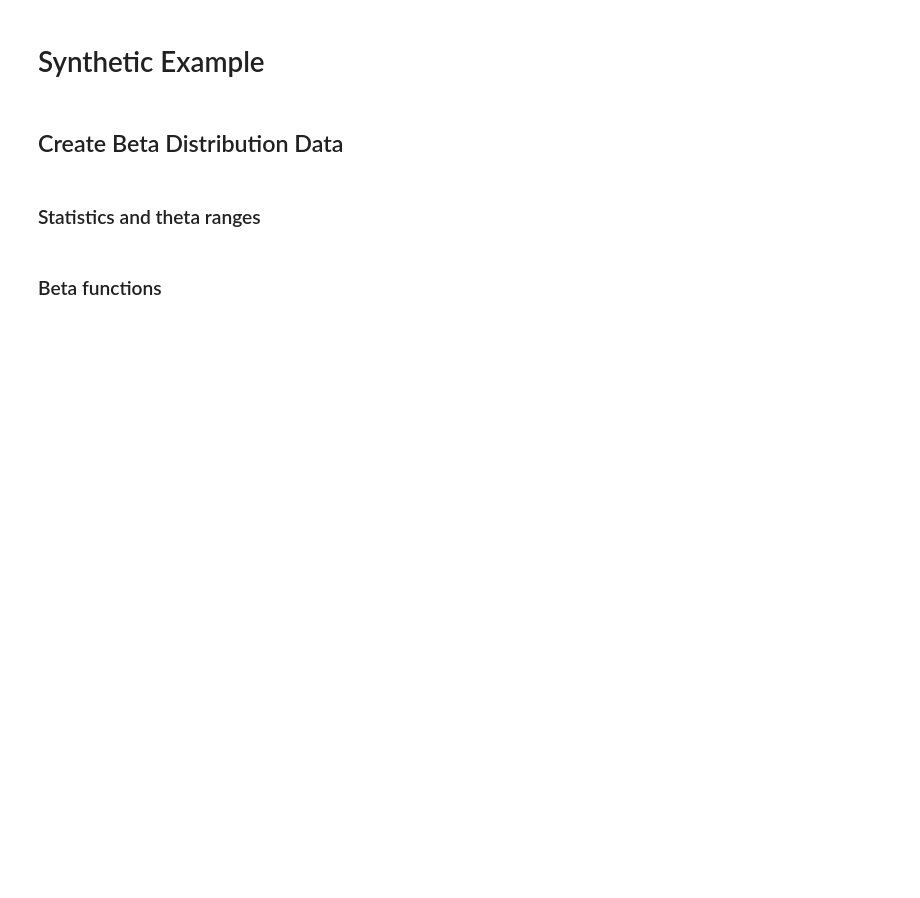
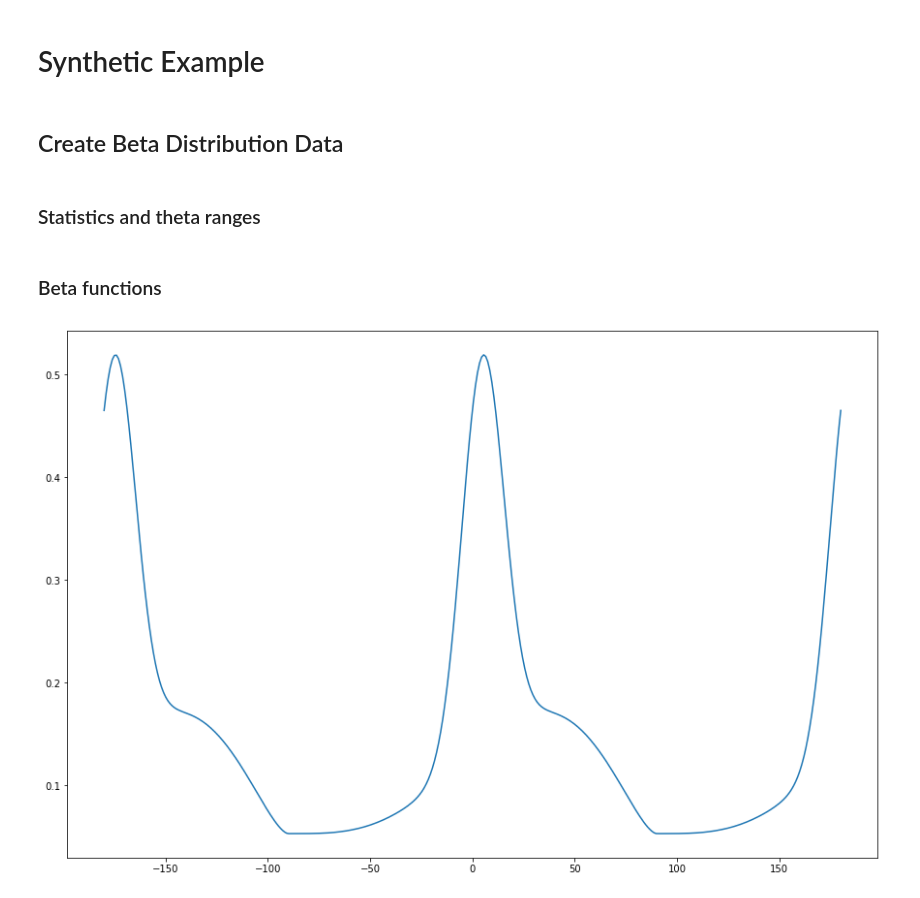
Before and after one commit to stpotter16/psfdi, a Jupyter notebook: notebooks/exploratory/stp_explore_structural_tensor.ipynb, the cells around one changed output. Cells and saved outputs as stored; diff of their text form; code cells hidden in the pictures; blank space fills up the shorter version.

Commit message:
adding function to compute normalized ODF function

```diff
--- a/notebooks/exploratory/stp_explore_structural_tensor.ipynb
+++ b/notebooks/exploratory/stp_explore_structural_tensor.ipynb
@@ -80,2 +69,26 @@ def half_gamma(mean1, sd1, mean2, sd2, d, theta):
+# %%
+def compute_gamma(mean1, sd1, mean2, sd2, d, theta):
+
+    # Adust theta so it wraps around to the -pi/2 pi/2 interval
+    local_theta = np.copy(theta)
+    local_theta[local_theta < -np.pi / 2] = local_theta[local_theta < -np.pi / 2] + np.pi
+    local_theta[local_theta > np.pi / 2] = local_theta[local_theta > np.pi / 2] - np.pi
+
+    gamma1 = compute_beta(mean1, sd1, local_theta)
+    gamma2 = compute_beta(mean2, sd2, local_theta)
+
+    gamma = d * (gamma1 + gamma2) + (1 - d) / np.pi
+
+    gamma_area = 0.0
+
+    for i in range(1, len(theta)):
+        gamma_area += 0.5 * (gamma[i] + gamma[i-1]) * (theta[i] - theta[i-1])
+
+    return gamma / gamma_area
 # %%
-gamma = half_gamma(mean1, sd1, mean2, sd2, d, theta)
+gamma = compute_gamma(mean1, sd1, mean2, sd2, d, theta)
+# %%
+fig = plt.figure(figsize=(15, 10))
+plt.plot(np.rad2deg(theta), gamma);
+# %% [output]
+[figure, added]
```
Also changed, not shown: parts of 2 cells of this notebook.
